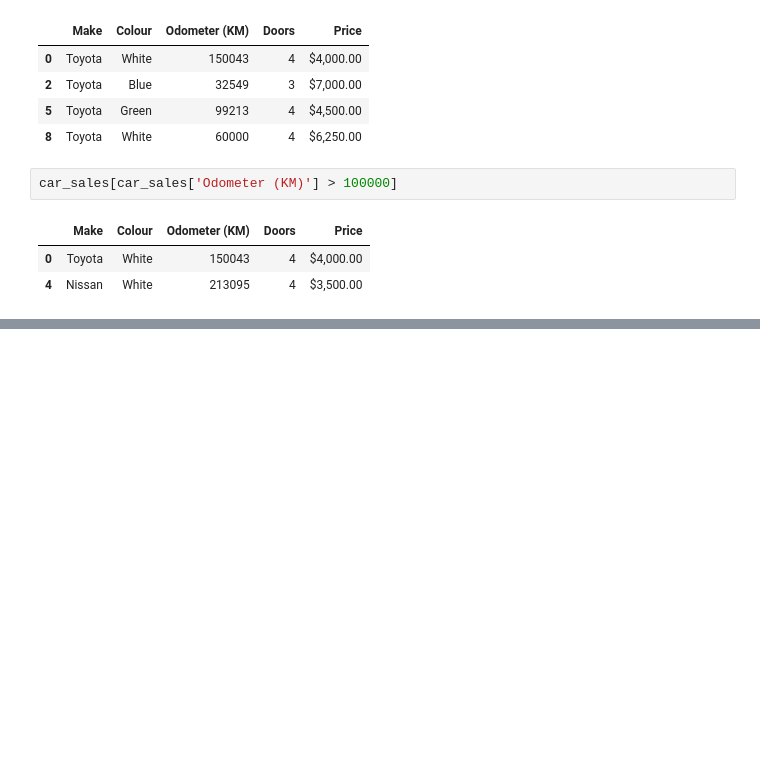
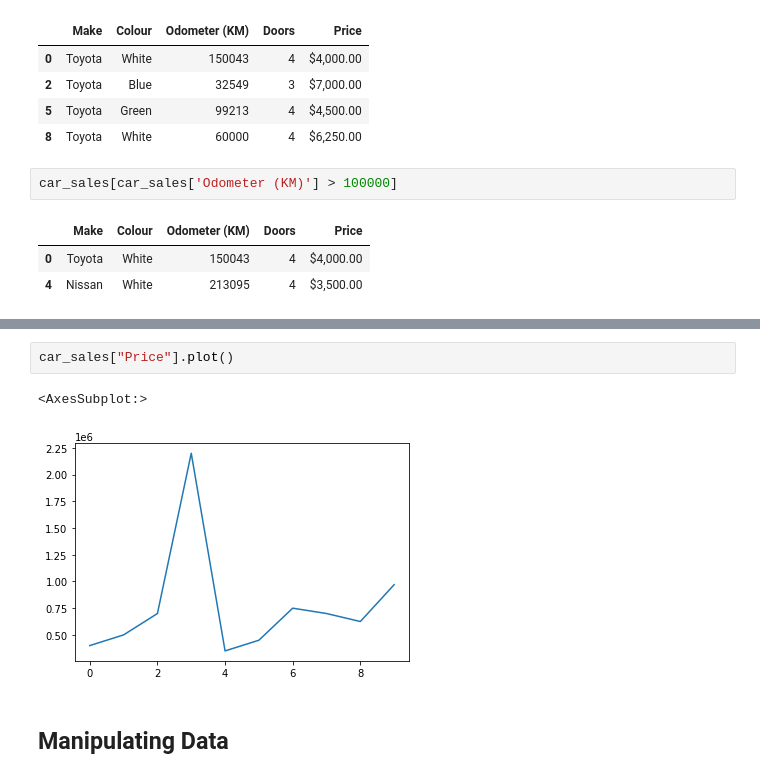
Before and after one commit to vfmas15/ml_bootcamp_zerotomastery, a Jupyter notebook: introduction-to-pandas.ipynb, the cells around one changed output, grey strips where cells are left out. Drawn from its saved outputs; the diff is of its cells as text; blank space fills up the shorter version.

```diff
--- a/introduction-to-pandas.ipynb
+++ b/introduction-to-pandas.ipynb
@@ -305,0 +344,7 @@ car_sales[car_sales['Odometer (KM)'] > 100000]
+# %%
+car_sales["Price"].plot()
+# %% [output]
+<AxesSubplot:>
+[figure, added]
+# %% [markdown]
+## Manipulating Data
```
Also changed, not shown: parts of 12 cells of this notebook, 1 other file.
